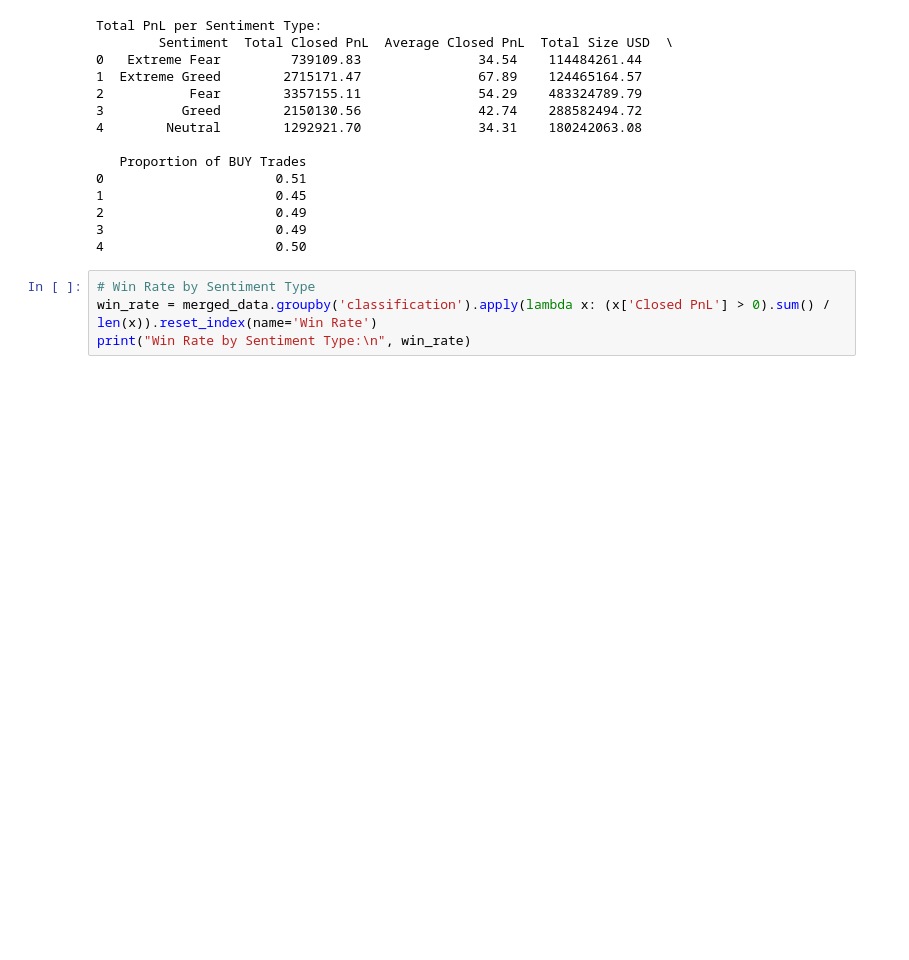
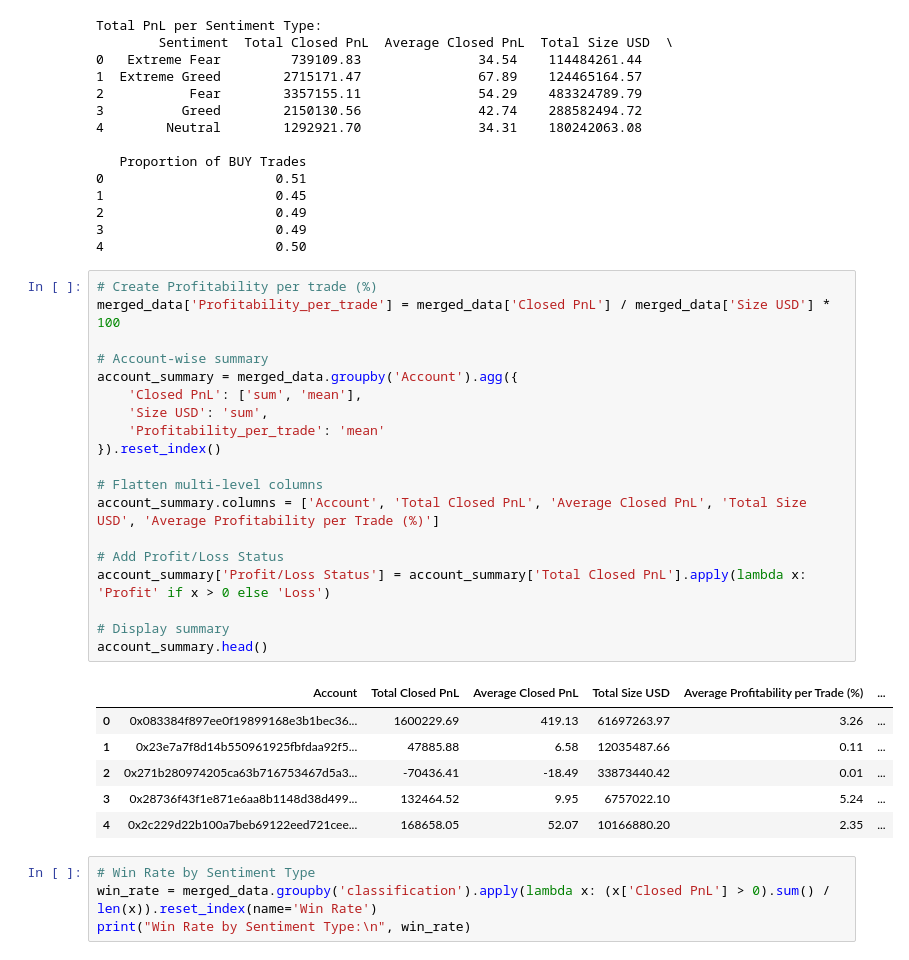
Before and after one commit to Shreyashpatilgh/PrimeTradeAI, a Jupyter notebook: primetradeAI.ipynb, the cells around one changed output. Saved outputs shown, nothing was run; the diff lists cells and outputs as text; blank space fills up the shorter version.

```diff
--- a/primetradeAI.ipynb
+++ b/primetradeAI.ipynb
@@ -235,6 +235,32 @@ Total PnL per Sentiment Type:
 2                      0.49
 3                      0.49
 4                      0.50
+# %%
+# Create Profitability per trade (%)
+merged_data['Profitability_per_trade'] = merged_data['Closed PnL'] / merged_data['Size USD'] * 100
+
+# Account-wise summary
+account_summary = merged_data.groupby('Account').agg({
+    'Closed PnL': ['sum', 'mean'],
+    'Size USD': 'sum',
+    'Profitability_per_trade': 'mean'
+}).reset_index()
+
+# Flatten multi-level columns
+account_summary.columns = ['Account', 'Total Closed PnL', 'Average Closed PnL', 'Total Size USD', 'Average Profitability per Trade (%)']
+
+# Add Profit/Loss Status
+account_summary['Profit/Loss Status'] = account_summary['Total Closed PnL'].apply(lambda x: 'Profit' if x > 0 else 'Loss')
+
+# Display summary
+account_summary.head()
+# %% [output]
+|  | Account | Total Closed PnL | Average Closed PnL | Total Size USD | Average Profitability per Trade (%) | ... |
+| 0 | 0x083384f897ee0f19899168e3b1bec36... | 1600229.69 | 419.13 | 61697263.97 | 3.26 | ... |
+| 1 | 0x23e7a7f8d14b550961925fbfdaa92f5... | 47885.88 | 6.58 | 12035487.66 | 0.11 | ... |
+| 2 | 0x271b280974205ca63b716753467d5a3... | -70436.41 | -18.49 | 33873440.42 | 0.01 | ... |
+| 3 | 0x28736f43f1e871e6aa8b1148d38d499... | 132464.52 | 9.95 | 6757022.10 | 5.24 | ... |
+| 4 | 0x2c229d22b100a7beb69122eed721cee... | 168658.05 | 52.07 | 10166880.20 | 2.35 | ... |
 # %%
 # Win Rate by Sentiment Type
 win_rate = merged_data.groupby('classification').apply(lambda x: (x['Closed PnL'] > 0).sum() / len(x)).reset_index(name='Win Rate')
```
Also changed, not shown: parts of 1 cell of this notebook, 6 other files.
